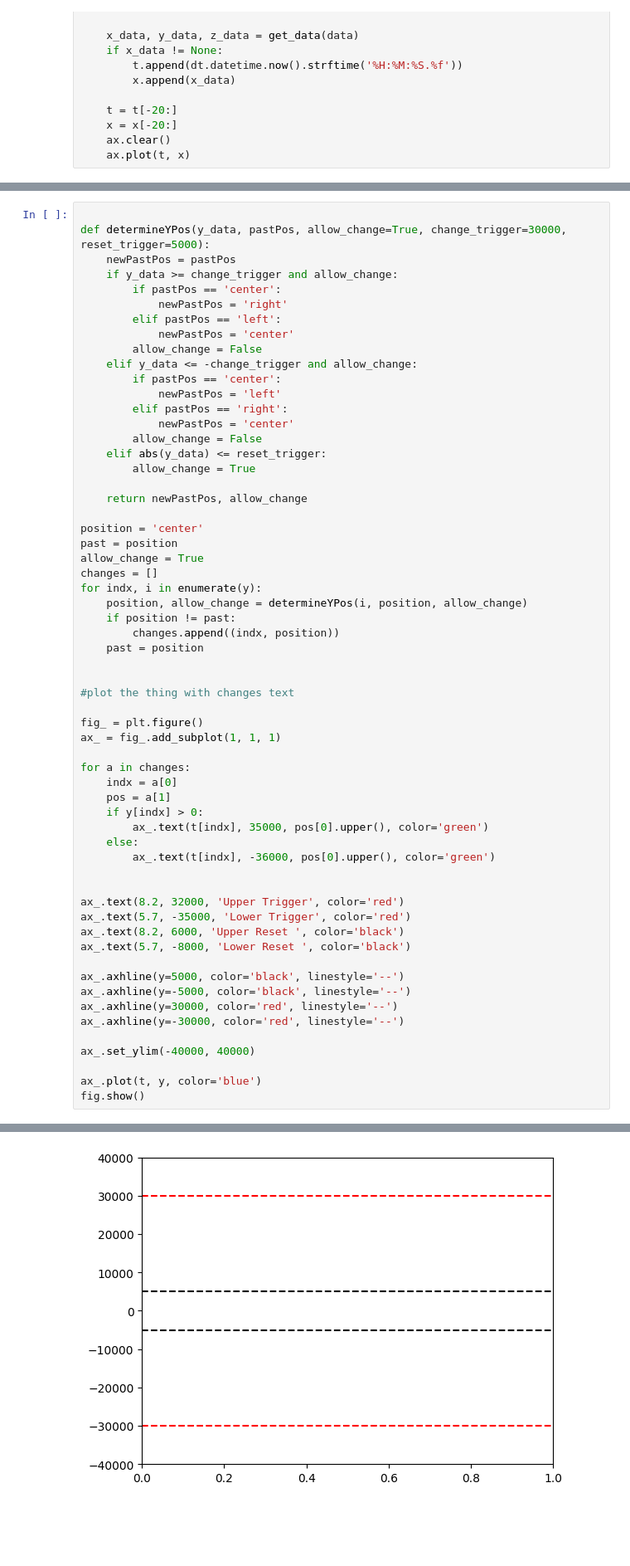
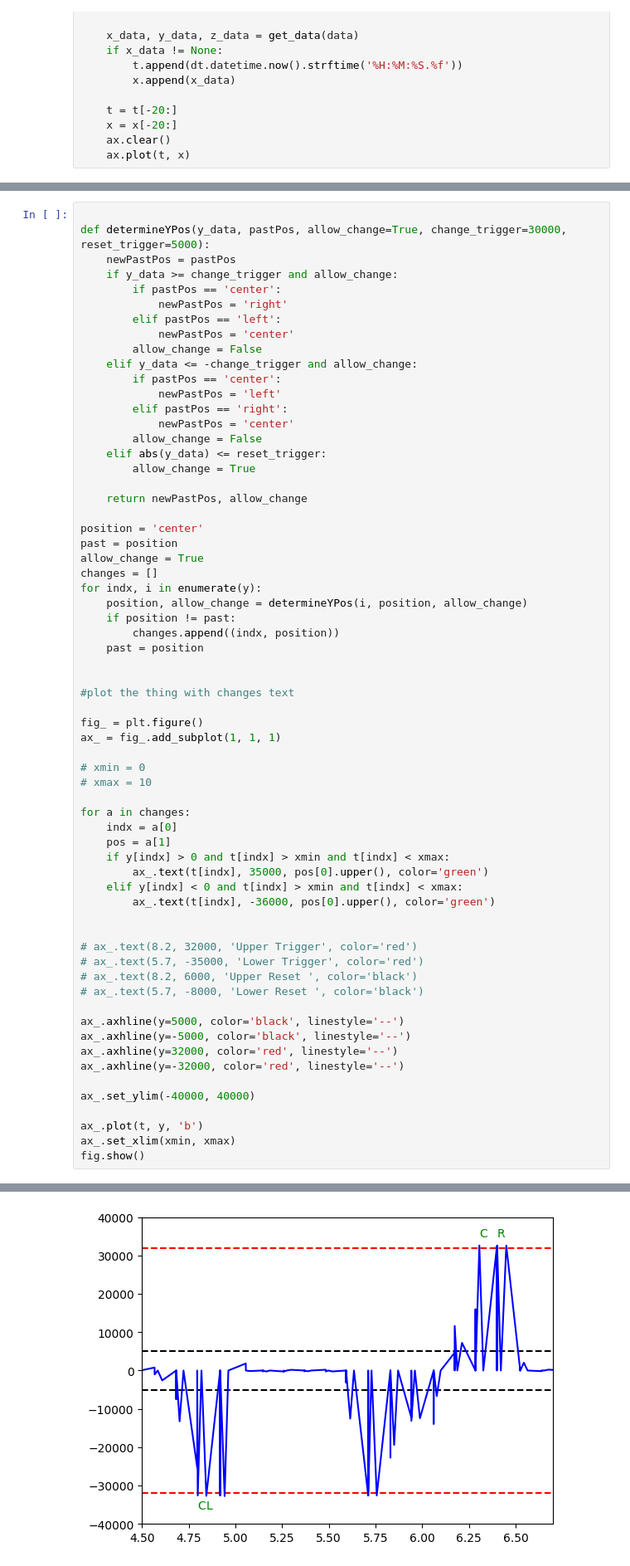
Before and after one commit to afbravo/rtes_project, a Jupyter notebook: Gyro Plotter.ipynb, the cells around one changed output, grey strips where cells are left out. Shown at 83% size. Cells and saved outputs as stored; diff of their text form; blank space fills up the shorter version.

```diff
--- a/Gyro Plotter.ipynb
+++ b/Gyro Plotter.ipynb
@@ -213,27 +213,31 @@ for indx, i in enumerate(y):
 fig_ = plt.figure()
 ax_ = fig_.add_subplot(1, 1, 1)
 
+# xmin = 0
+# xmax = 10
+
 for a in changes:
     indx = a[0]
     pos = a[1]
-    if y[indx] > 0:
+    if y[indx] > 0 and t[indx] > xmin and t[indx] < xmax:
         ax_.text(t[indx], 35000, pos[0].upper(), color='green')
-    else:
+    elif y[indx] < 0 and t[indx] > xmin and t[indx] < xmax:
         ax_.text(t[indx], -36000, pos[0].upper(), color='green')
 
 
-ax_.text(8.2, 32000, 'Upper Trigger', color='red')
-ax_.text(5.7, -35000, 'Lower Trigger', color='red')
-ax_.text(8.2, 6000, 'Upper Reset ', color='black')
-ax_.text(5.7, -8000, 'Lower Reset ', color='black')
+# ax_.text(8.2, 32000, 'Upper Trigger', color='red')
+# ax_.text(5.7, -35000, 'Lower Trigger', color='red')
+# ax_.text(8.2, 6000, 'Upper Reset ', color='black')
+# ax_.text(5.7, -8000, 'Lower Reset ', color='black')
 
 ax_.axhline(y=5000, color='black', linestyle='--')
 ax_.axhline(y=-5000, color='black', linestyle='--')
-ax_.axhline(y=30000, color='red', linestyle='--')
-ax_.axhline(y=-30000, color='red', linestyle='--')
+ax_.axhline(y=32000, color='red', linestyle='--')
+ax_.axhline(y=-32000, color='red', linestyle='--')
 
 ax_.set_ylim(-40000, 40000)
 
-ax_.plot(t, y, color='blue')
+ax_.plot(t, y, 'b')
+ax_.set_xlim(xmin, xmax)
 fig.show()
 # %% [output]
@@ -241 +244 @@ ValueError: x and y must have same first dimension, but have shapes (6659,) and
-[figure, old version]
+[figure, new version]
```
Also changed, not shown: parts of 2 cells of this notebook, 32 other files.
